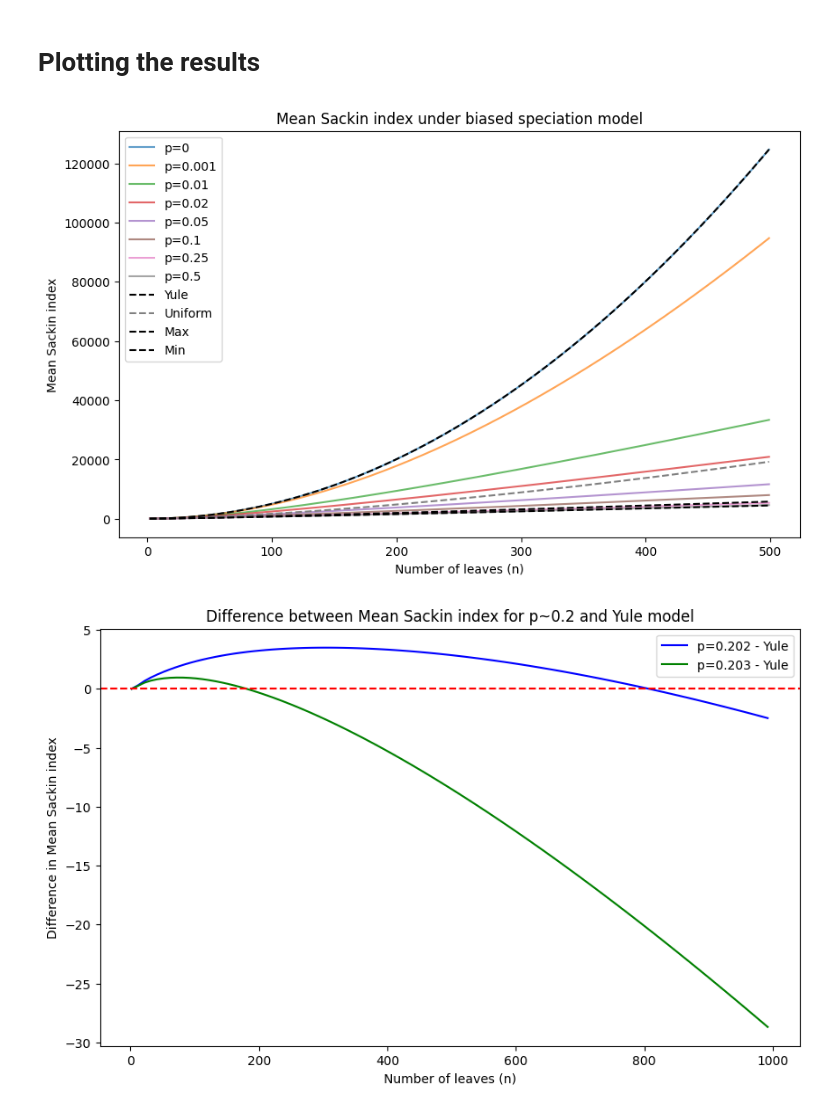
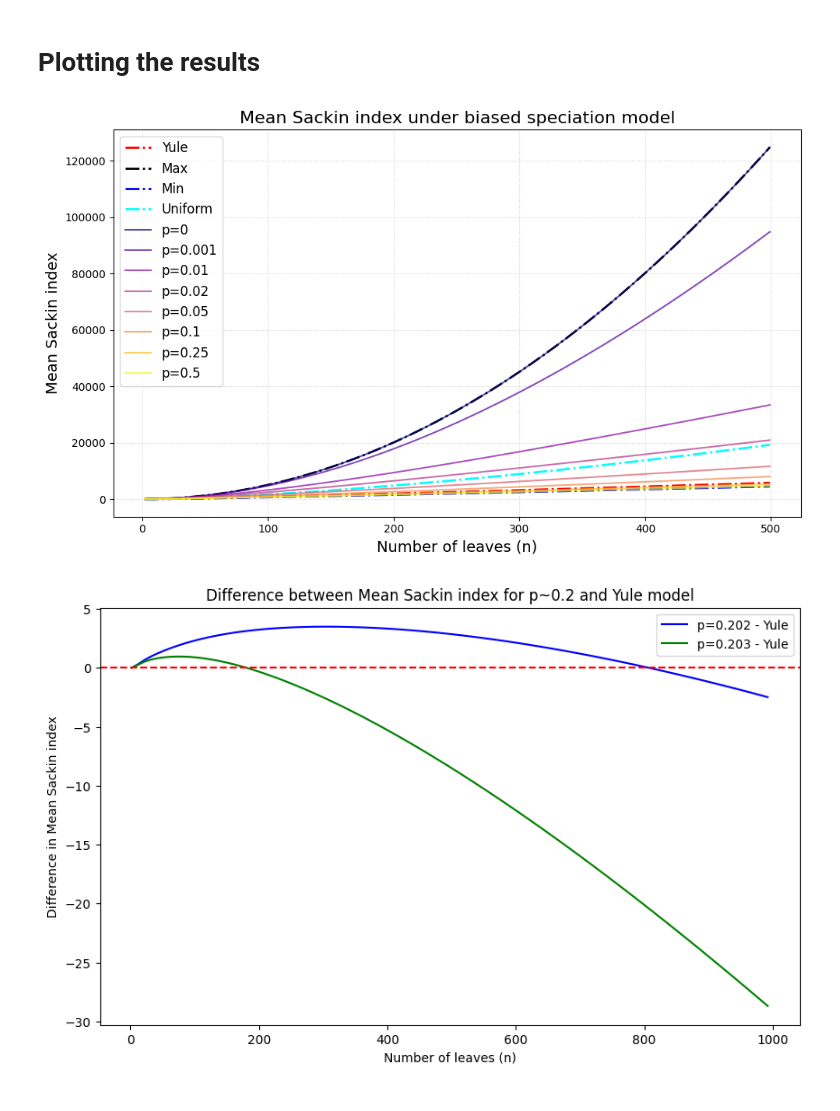
Before and after one commit to dbauman18/biased_speciation_calculation, a Jupyter notebook: biased_speciation.ipynb, the cells around one changed output. Drawn from its saved outputs; the diff is of its cells as text; code cells hidden in the pictures.

Commit message:
Made more plots

```diff
--- a/biased_speciation.ipynb
+++ b/biased_speciation.ipynb
@@ -26,12 +27,17 @@ def sackin_uniform(n):
     return n * (np.prod(np.arange(2*n - 2, 1, -2) / np.arange(2*n - 3, 0, -2)) - 1)
 # %%
 # Calculating the mean of the Sackin index under the biased speciation model using high-precision arithmetic
-# Default precision: max(40, n/2) digits
+# Default precision: max(40, n/2) digits (we found it to be stable for n up to about 10000)
 
 # Returns the ej probabilities for constant p model as an array of length n-2
 def constant_p_ej_stable(n, p):
     mp.mp.dps = max(40, n // 2)  # set decimal places
     return [mp.mpf(mp.mpf(p)**j + (mp.mpf(1 - p))**j - 1) for j in range(2, n-1)]
+
+# Return the k-th moment of beta(a,b) distribution with high-precision arithmetic
+def beta_moment_stable(a, b, k, digits):
+    mp.mp.dps = digits
+    return mp.gamma(mp.mpf(a) + k) * mp.gamma(mp.mpf(a) + mp.mpf(b)) / (mp.gamma(mp.mpf(a)) * mp.gamma(mp.mpf(a) + mp.mpf(b) + k))
 
 # Return the ej probabilities for beta(a,b) model as an array of length n-2
 def beta_ej_stable(n, a, b):
@@ -39,8 +45,8 @@ def beta_ej_stable(n, a, b):
 
     ej = []
     for k in range(2, n-1):
-        beta_moment_a = mp.gamma(mp.mpf(a) + (k - 1)) * mp.gamma(mp.mpf(a) + mp.mpf(b)) / (mp.gamma(mp.mpf(a)) * mp.gamma(mp.mpf(a) + mp.mpf(b) + (k - 1)))
-        beta_moment_b = mp.gamma(mp.mpf(b) + (k - 1)) * mp.gamma(mp.mpf(a) + mp.mpf(b)) / (mp.gamma(mp.mpf(b)) * mp.gamma(mp.mpf(a) + mp.mpf(b) + (k - 1)))
+        beta_moment_a = beta_moment_stable(a, b, k, mp.mp.dps)
+        beta_moment_b = beta_moment_stable(b, a, k, mp.mp.dps)
         ej.append(beta_moment_a + beta_moment_b - mp.mpf(1))
     return ej
 
@@ -55,7 +61,7 @@ def sackin_mean_sum_stable(n, ej):
     total = mp.mpf((n*(n+1)) / 2 - 1)
     current = mp.mpf((n - 1) * (n - 2) / 2)
     for k in range(3, n):
-        current *= mp.mpf(ej[k - 3]) * mp.mpf(n - k) / mp.mpf(k)
+        current *= mp.mpf(ej[k - 3]) * mp.mpf(int(n - k)) / mp.mpf(k)
         total += current
     return total
 
@@ -214,25 +220,47 @@ for digits in d:
 # %%
 plt.figure(figsize=(10, 6))
 
+# Data range
+N = range(2, 500)
+
+
+# Add reference models
+plt.plot(N, [sackin_yule(n) for n in N],
+         label="Yule", linestyle='-.', color='red', linewidth=2)
+plt.plot(N, [max_sackin(n) for n in N],
+         label="Max", linestyle='-.', color='black', linewidth=2)
+plt.plot(N, [min_sackin(n) for n in N],
+         label="Min", linestyle='-.', color='blue', linewidth=2)
+plt.plot(N, [sackin_uniform(n) for n in N],
+         label="Uniform", linestyle='-.', color='aqua', linewidth=2)
+
+# Values of p to plot
 p = [0, 0.001, 0.01, 0.02, 0.05, 0.1, 0.25, 0.5]
 
+# Use a colormap for probabilities
+# what is best colormap? not viridis
+colors = cm.plasma(np.linspace(0, 1, len(p)))
 
-N = range(2, 500)
-for prob in p:
+for prob, color in zip(p, colors):
     means = [sackin_mean_const_p(n, prob) for n in N]
-    plt.plot(N, means, label=f"p={prob}", alpha = 0.7)
+    plt.plot(N, means, label=f"p={prob}", alpha=0.7, color=color, lw=1.5)
 
-plt.plot(N, [sackin_yule(n) for n in N], label="Yule", linestyle='dashed', color='black')
-plt.plot(N, [sackin_uniform(n) for n in N], label="Uniform", linestyle='dashed', color='gray')
-plt.plot(N, [max_sackin(n) for n in N], label="Max", linestyle='dashed', color='black')
-plt.plot(N, [min_sackin(n) for n in N], label="Min", linestyle='dashed', color='black')
-plt.xlabel("Number of leaves (n)")
-plt.ylabel("Mean Sackin index")
-plt.title("Mean Sackin index under biased speciation model")
-plt.legend()
+
+# Labels and title
+plt.xlabel("Number of leaves (n)", fontsize=14)
+plt.ylabel("Mean Sackin index", fontsize=14)
+plt.title("Mean Sackin index under biased speciation model", fontsize=16)
+
+
+# Legend only for reference lines
+plt.legend(fontsize=12, loc="upper left")
+
+# Grid and layout
+plt.grid(True, linestyle=":", alpha=0.6)
+plt.tight_layout()
 plt.show()
 # %% [output]
-[figure, old version]
+[figure, new version]
 # %%
 # Comparing the p=0.2 case to Yule
 
```
Also changed, not shown: parts of 19 cells of this notebook.
